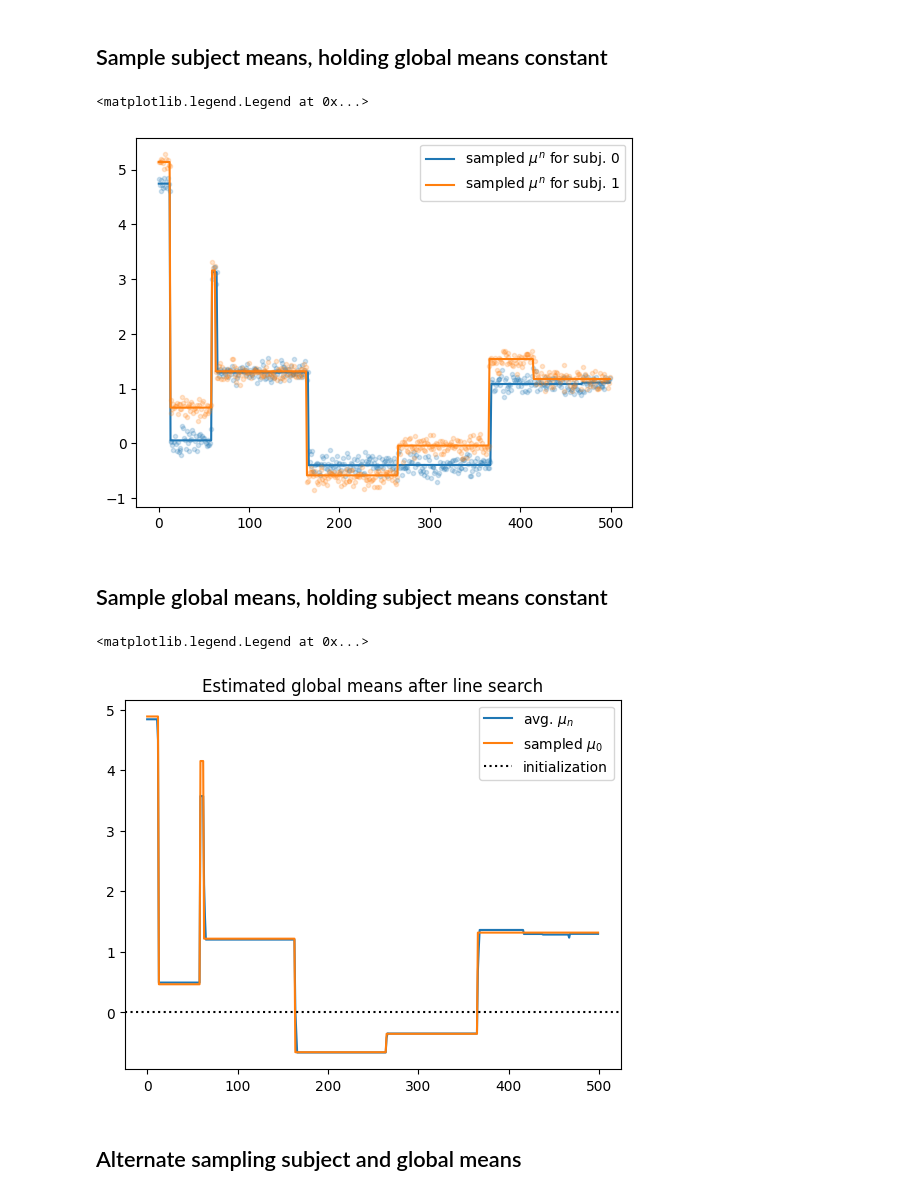
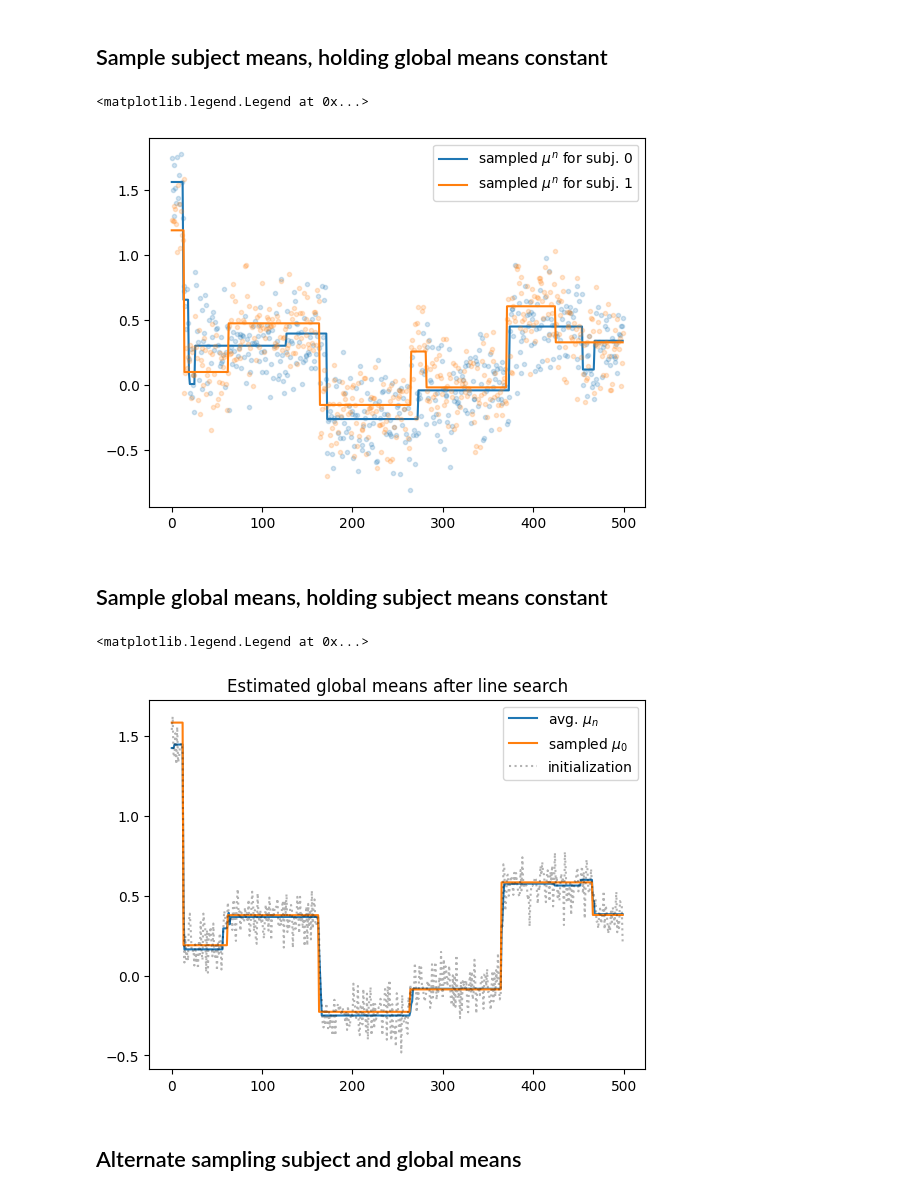
Before and after one commit to emdupre/bayes-ca, a Jupyter notebook: experiments/simulations.ipynb, the cells around one changed output. Cells and saved outputs as stored; diff of their text form; code cells hidden in the pictures.

```diff
--- a/experiments/simulations.ipynb
+++ b/experiments/simulations.ipynb
@@ -536,13 +536,13 @@ key = jr.PRNGKey(0)
 
 # top level params
 num_subjects = 5
-num_features = 1
+num_features = 3
 num_timesteps = 500
 
 mu_pri = 0.0
-sigmasq_pri = 3.0**2
-sigmasq_subj = 1.5**2
-sigmasq_obs = 0.1**2
+sigmasq_pri = 1.0**2
+sigmasq_subj = 1.0**2
+sigmasq_obs = 0.2**2
 
 mu_pri = _safe_handling_params(mu_pri, num_features)
 sigmasq_pri = _safe_handling_params(sigmasq_pri, num_features)
@@ -593,28 +593,29 @@ for i in range(2):
 plt.legend()
 # %% [output]
 <matplotlib.legend.Legend at 0x...>
-[figure, old version]
+[figure, new version]
 # %% [markdown]
 ## Sample global means, holding subject means constant
 # %%
 from bayes_ca.prox_grad import pgd
 
-# x0 = jnp.average(subj_obs, axis=0)
+x0 = jnp.average(subj_obs, axis=0)
 # x0 = 0.5 * jr.normal(jr.PRNGKey(0), (num_timesteps, num_features))
-x0 = jnp.zeros((num_timesteps, num_features))
+# x0 = jnp.zeros((num_timesteps, num_features))
 
 result = pgd(x0, subj_means, mu_pri, sigmasq_pri, sigmasq_subj, hazard_rates)
 est_global_means = result.x
 # %%
 plt.plot(true_subj_means.mean(axis=0)[:, 0], label='avg. $\mu_n$')
 plt.plot(est_global_means[:, 0], label='sampled $\mu_0$')
 # plt.plot(g, ls='-.', label='gradient', alpha=0.8)
-plt.axhline(0.0, color='k', ls=':', label='initialization')
+# plt.axhline(0.0, color='k', ls=':', label='initialization')
+plt.plot(jnp.average(subj_obs, axis=0)[:, 0], ls=':', label='initialization', c='k', alpha=0.3)
 plt.title(f'Estimated global means after line search')
 plt.legend()
 # %% [output]
 <matplotlib.legend.Legend at 0x...>
-[figure, old version]
+[figure, new version]
 # %% [markdown]
 ## Alternate sampling subject and global means
 # %%
```
Also changed, not shown: parts of 5 cells of this notebook.
